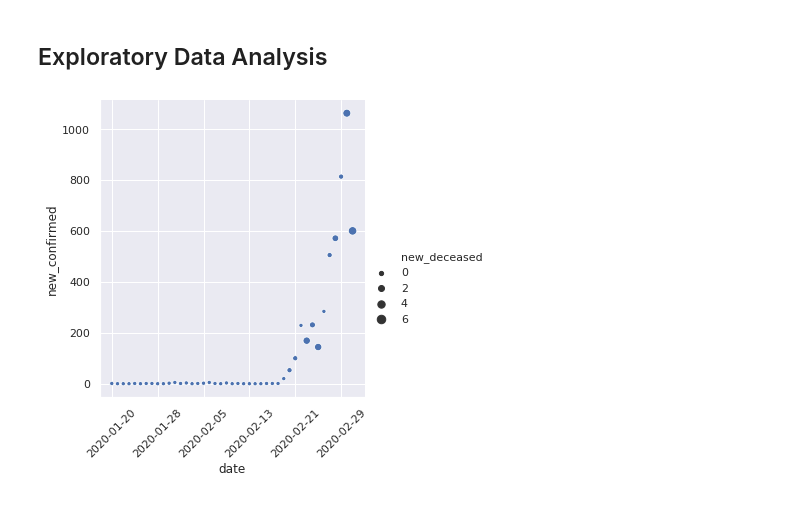
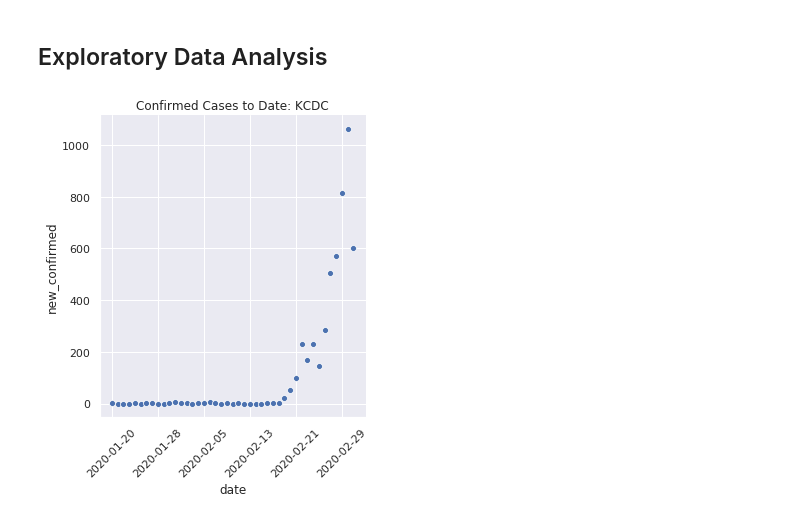
Before and after one commit to petersa3/covid-19_study, a Jupyter notebook: covid-19.ipynb, the cells around one changed output. Drawn from its saved outputs; the diff is of its cells as text; code cells hidden in the pictures.

Commit message:
Visual EDA

```diff
--- a/covid-19.ipynb
+++ b/covid-19.ipynb
@@ -41,8 +52,9 @@ time_kcdc.head()
 # %% [markdown]
 ## Exploratory Data Analysis
 # %%
-sns.relplot(x = 'date', y = 'new_confirmed', size = 'new_deceased', data = time_kcdc)
+sns.relplot(x = 'date', y = 'new_confirmed', data = time_kcdc)
+plt.title('Confirmed Cases to Date: KCDC')
 plt.xticks(np.arange(0, len(time_kcdc['date']), step = int(len(time_kcdc) / 5)), rotation = 45)
 plt.show()
 # %% [output]
-[figure, old version]
+[figure, new version]
```
Also changed, not shown: parts of 3 cells of this notebook.
